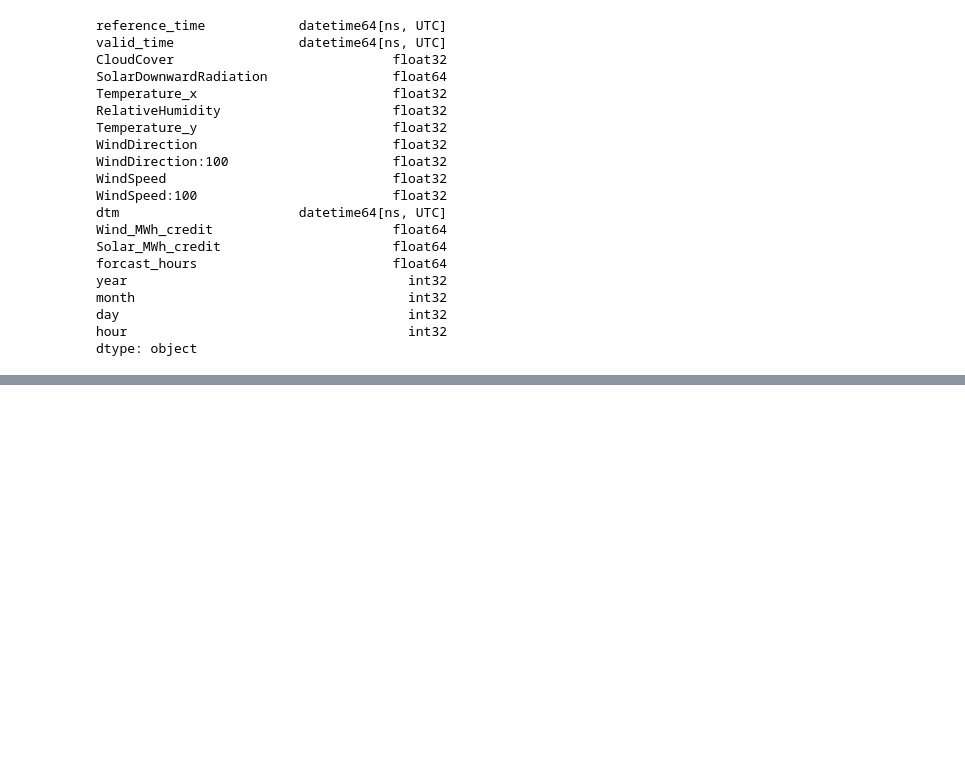
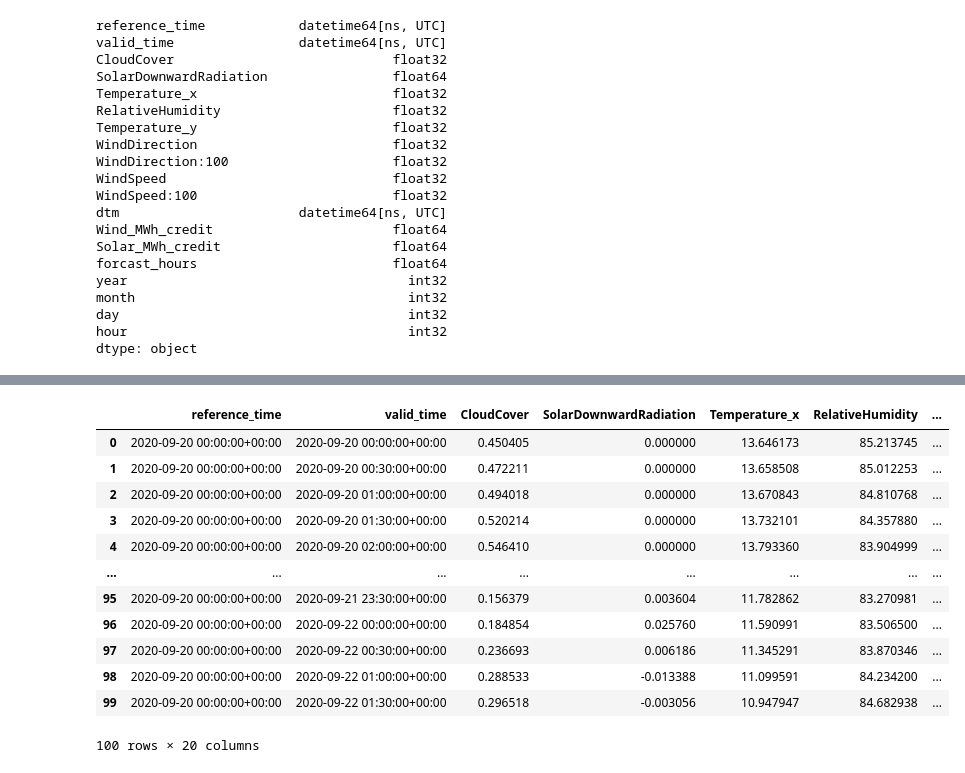
Before and after one commit to tombeihofer23/DoPro2, a Jupyter notebook: reasearch/06_quantilregression.ipynb, the cells around one changed output, grey strips where cells are left out. Saved outputs shown, nothing was run; the diff lists cells and outputs as text; code cells hidden in the pictures; blank space fills up the shorter version.

```diff
--- a/reasearch/06_quantilregression.ipynb
+++ b/reasearch/06_quantilregression.ipynb
@@ -223,0 +117,24 @@ display(df_test.describe())
+# %%
+# Spalten, die ausgeschlossen werden sollen
+exclude_columns = ['reference_time', 'valid_time',]
+
+# Min und Max im Trainings-DataFrame berechnen (nur für die nicht ausgeschlossenen Spalten)
+train_min = df_train.drop(columns=exclude_columns).min()
+train_max = df_train.drop(columns=exclude_columns).max()
+
+# Eine Liste zum Speichern der Indizes der gültigen Zeilen
+valid_indices = set(df_test.index)
+
+# Überprüfen jeder Spalte (nur nicht ausgeschlossene Spalten)
+for column in df_test.columns:
+    if column not in exclude_columns:
+        # Indizes der Zeilen, die die Bedingungen für diese Spalte nicht erfüllen
+        invalid_rows = df_test[(df_test[column] < train_min[column]) | (df_test[column] > train_max[column])].index
+        valid_indices -= set(invalid_rows)
+
+# Bereinigten Test-DataFrame erstellen
+df_test_cleaned = df_test.loc[list(valid_indices)]
+
+# Ergebnisse ausgeben
+print("Bereinigter Test-DataFrame:")
+print(df_test_cleaned)
@@ -223,0 +159,35 @@ display(df_test.describe())
+# %%
+# Über alle Spalten iterieren
+for column in df_test.columns:
+    if column in df_train.columns and column not in ['reference_time', 'valid_time', 'dtm', 'tt']:  # Ausschluss der Spalten
+        min_train = df_train[column].min()
+        max_train = df_train[column].max()
+
+        # Berechnung der Spannweite und ..% der Spannweite
+        range_train = max_train - min_train
+        ten_percent_range = 0.05 * range_train   # anpassen
+
+        # Neue Min- und Max-Grenzen mit ..%
+        new_min = min_train - ten_percent_range
+        new_max = max_train + ten_percent_range
+
+        # Werte in df_test, die zwischen new_min und min_train sowie new_max und max_train liegen
+        df_test.loc[(df_test[column] >= new_min) & (df_test[column] <= min_train), column] = min_train
+        df_test.loc[(df_test[column] >= max_train) & (df_test[column] <= new_max), column] = max_train
+
+# Ausgabe des aktualisierten DataFrames
+display(df_test)
+# %% [output]
+|  | reference_time | valid_time | CloudCover | SolarDownwardRadiation | Temperature_x | RelativeHumidity | ... |
+| 0 | 2020-09-20 00:00:00+00:00 | 2020-09-20 00:00:00+00:00 | 0.450405 | 0.000000 | 13.646173 | 85.213745 | ... |
+| 1 | 2020-09-20 00:00:00+00:00 | 2020-09-20 00:30:00+00:00 | 0.472211 | 0.000000 | 13.658508 | 85.012253 | ... |
+| 2 | 2020-09-20 00:00:00+00:00 | 2020-09-20 01:00:00+00:00 | 0.494018 | 0.000000 | 13.670843 | 84.810768 | ... |
+| 3 | 2020-09-20 00:00:00+00:00 | 2020-09-20 01:30:00+00:00 | 0.520214 | 0.000000 | 13.732101 | 84.357880 | ... |
+| 4 | 2020-09-20 00:00:00+00:00 | 2020-09-20 02:00:00+00:00 | 0.546410 | 0.000000 | 13.793360 | 83.904999 | ... |
+| ... | ... | ... | ... | ... | ... | ... | ... |
+| 95 | 2020-09-20 00:00:00+00:00 | 2020-09-21 23:30:00+00:00 | 0.156379 | 0.003604 | 11.782862 | 83.270981 | ... |
+| 96 | 2020-09-20 00:00:00+00:00 | 2020-09-22 00:00:00+00:00 | 0.184854 | 0.025760 | 11.590991 | 83.506500 | ... |
+| 97 | 2020-09-20 00:00:00+00:00 | 2020-09-22 00:30:00+00:00 | 0.236693 | 0.006186 | 11.345291 | 83.870346 | ... |
+| 98 | 2020-09-20 00:00:00+00:00 | 2020-09-22 01:00:00+00:00 | 0.288533 | -0.013388 | 11.099591 | 84.234200 | ... |
+| 99 | 2020-09-20 00:00:00+00:00 | 2020-09-22 01:30:00+00:00 | 0.296518 | -0.003056 | 10.947947 | 84.682938 | ... |
+100 rows × 20 columns
```
Also changed, not shown: parts of 14 cells of this notebook.
